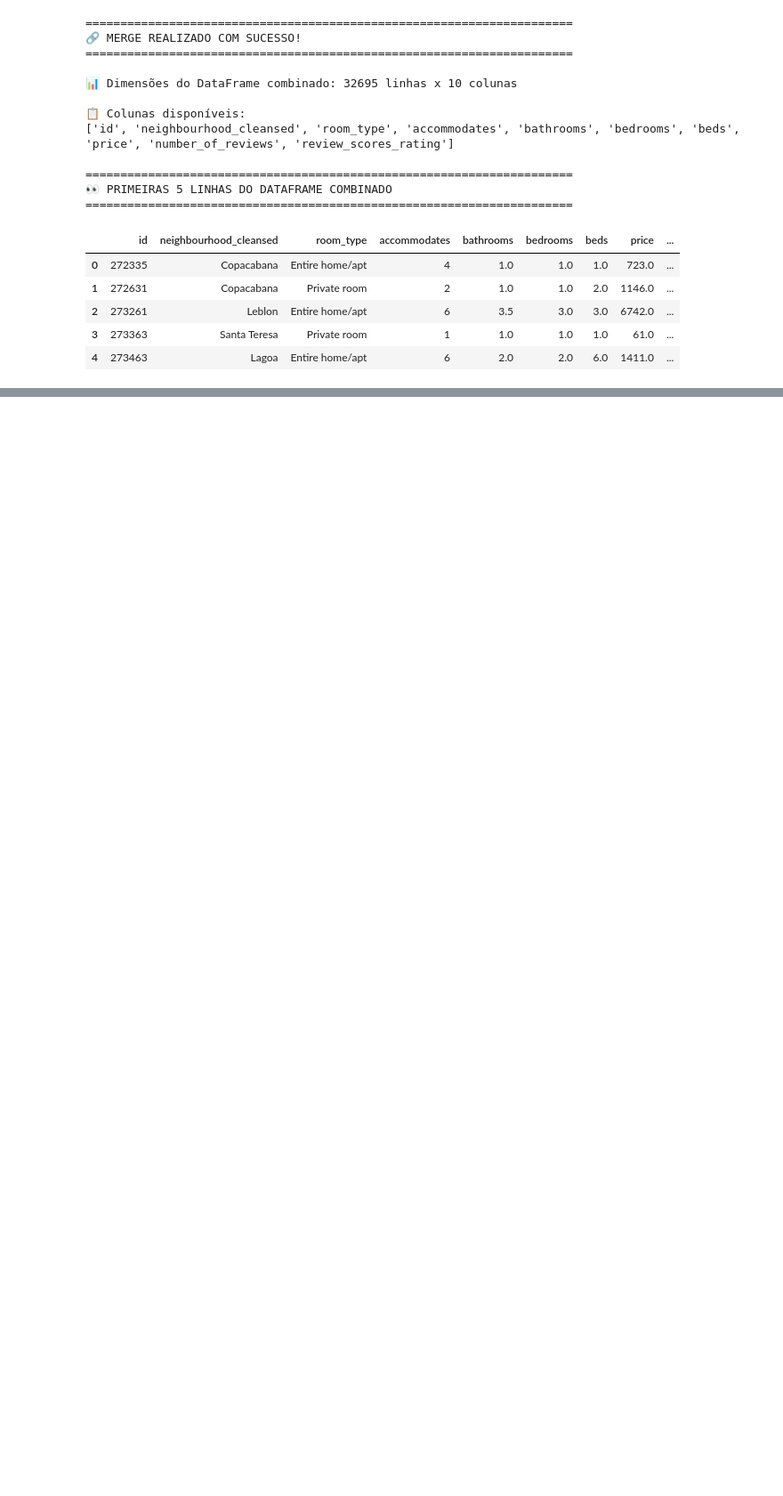
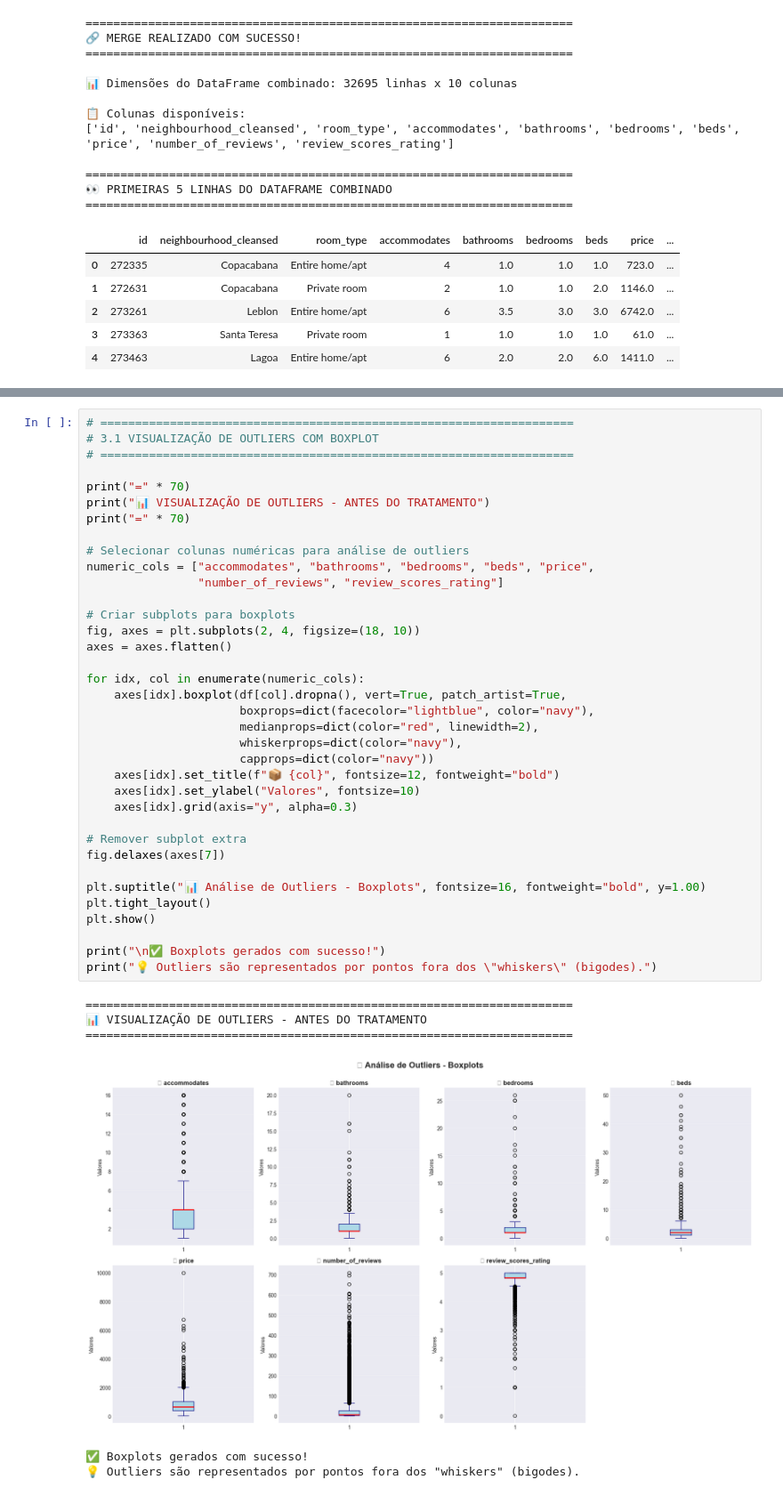
Before and after one commit to Laurentius96/Organizing_and_analyzing_Airbnb_data, a Jupyter notebook: main.ipynb, the cells around one changed output, grey strips where cells are left out. Shown at 89% size. Saved outputs shown, nothing was run; the diff lists cells and outputs as text; blank space fills up the shorter version.

```diff
--- a/main.ipynb
+++ b/main.ipynb
@@ -373,0 +401,43 @@ display(df.head())
+# %%
+# ====================================================================
+# 3.1 VISUALIZAÇÃO DE OUTLIERS COM BOXPLOT
+# ====================================================================
+
+print("=" * 70)
+print("📊 VISUALIZAÇÃO DE OUTLIERS - ANTES DO TRATAMENTO")
+print("=" * 70)
+
+# Selecionar colunas numéricas para análise de outliers
+numeric_cols = ["accommodates", "bathrooms", "bedrooms", "beds", "price",
+                "number_of_reviews", "review_scores_rating"]
+
+# Criar subplots para boxplots
+fig, axes = plt.subplots(2, 4, figsize=(18, 10))
+axes = axes.flatten()
+
+for idx, col in enumerate(numeric_cols):
+    axes[idx].boxplot(df[col].dropna(), vert=True, patch_artist=True,
+                      boxprops=dict(facecolor="lightblue", color="navy"),
+                      medianprops=dict(color="red", linewidth=2),
+                      whiskerprops=dict(color="navy"),
+                      capprops=dict(color="navy"))
+    axes[idx].set_title(f"📦 {col}", fontsize=12, fontweight="bold")
+    axes[idx].set_ylabel("Valores", fontsize=10)
+    axes[idx].grid(axis="y", alpha=0.3)
+
+# Remover subplot extra
+fig.delaxes(axes[7])
+
+plt.suptitle("📊 Análise de Outliers - Boxplots", fontsize=16, fontweight="bold", y=1.00)
+plt.tight_layout()
+plt.show()
+
+print("\n✅ Boxplots gerados com sucesso!")
+print("💡 Outliers são representados por pontos fora dos \"whiskers\" (bigodes).")
+# %% [output]
+======================================================================
+📊 VISUALIZAÇÃO DE OUTLIERS - ANTES DO TRATAMENTO
+======================================================================
+[figure, added]
+✅ Boxplots gerados com sucesso!
+💡 Outliers são representados por pontos fora dos "whiskers" (bigodes).
```
Also changed, not shown: parts of 11 cells of this notebook.
